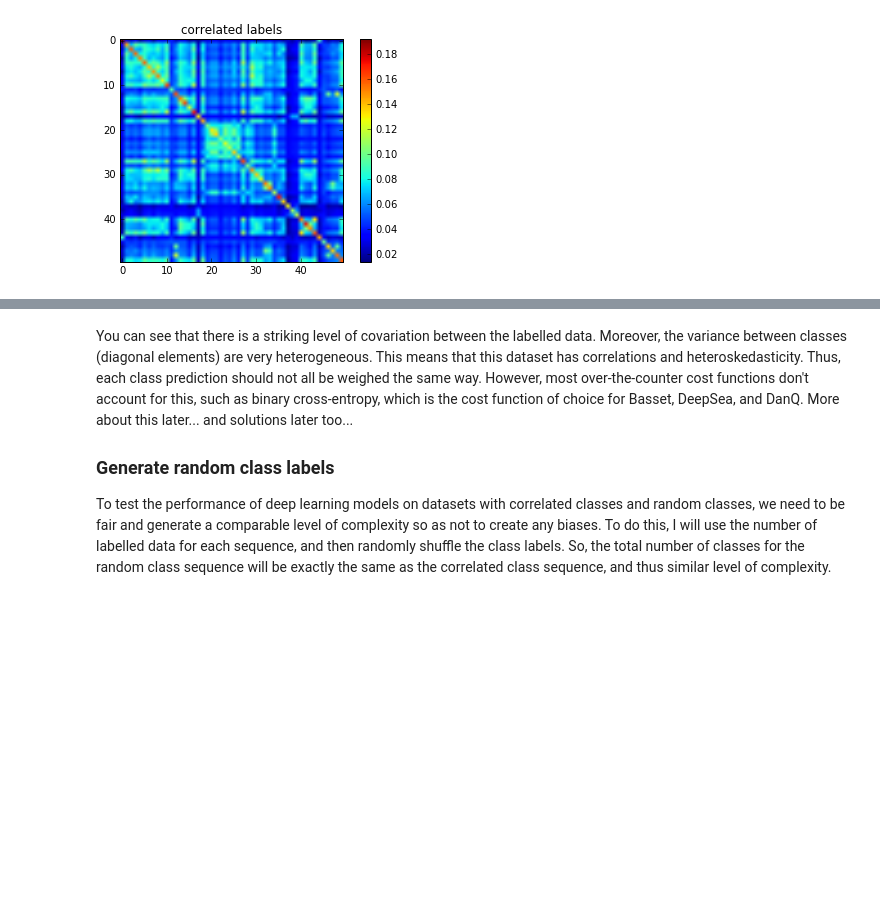
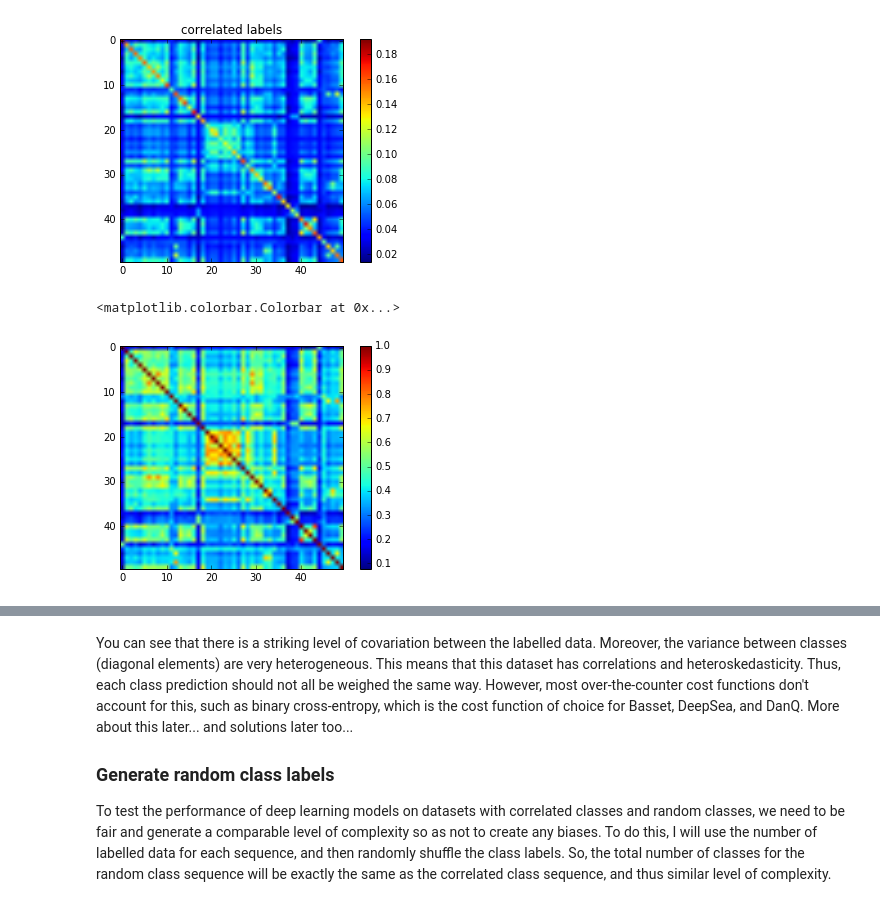
Before and after one commit to p-koo/theanomics, a Jupyter notebook: notebook/Simulating_correlated_sequence_motifs.ipynb, the cells around one changed output, grey strips where cells are left out. Drawn from its saved outputs; the diff is of its cells as text; code cells hidden in the pictures; blank space fills up the shorter version.

```diff
--- a/notebook/Simulating_correlated_sequence_motifs.ipynb
+++ b/notebook/Simulating_correlated_sequence_motifs.ipynb
@@ -98,3 +98,10 @@ plt.colorbar()
 # %% [output]
 <matplotlib.colorbar.Colorbar at 0x...>
 [figure]
+# %%
+C = np.corrcoef(labels.T)
+plt.imshow(C)
+plt.colorbar()
+# %% [output]
+<matplotlib.colorbar.Colorbar at 0x...>
+[figure, added]
```
Also changed, not shown: parts of 4 cells of this notebook, 10 other files.
